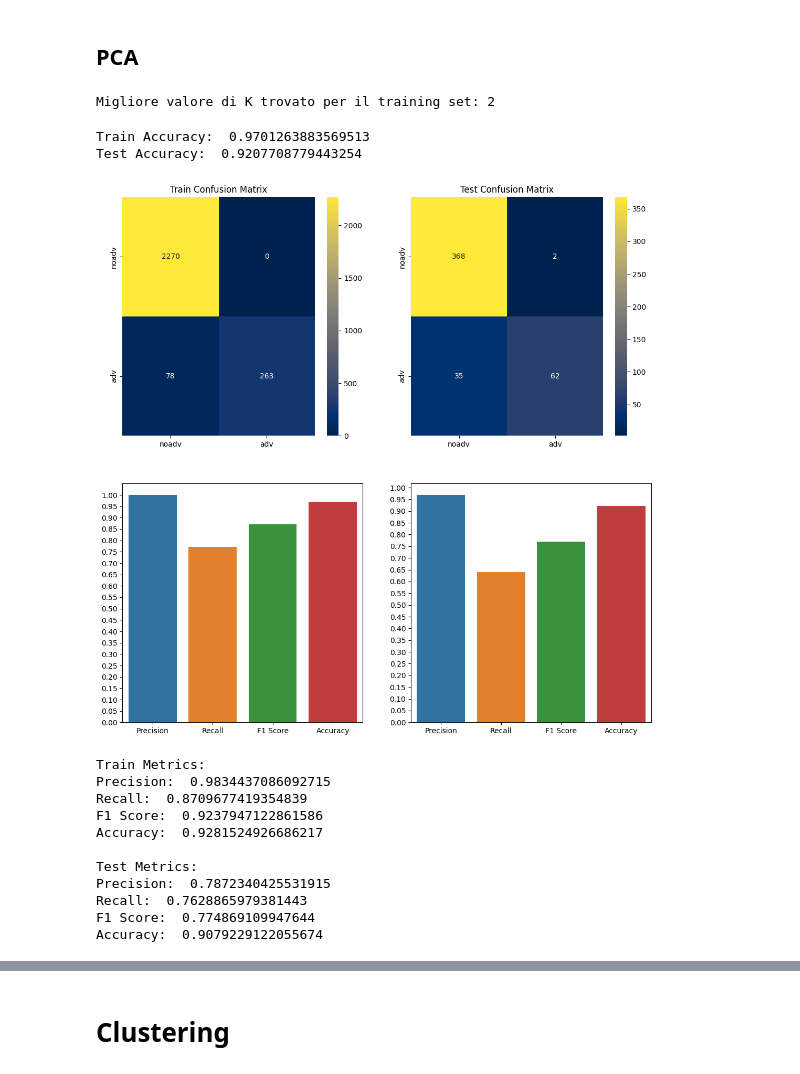
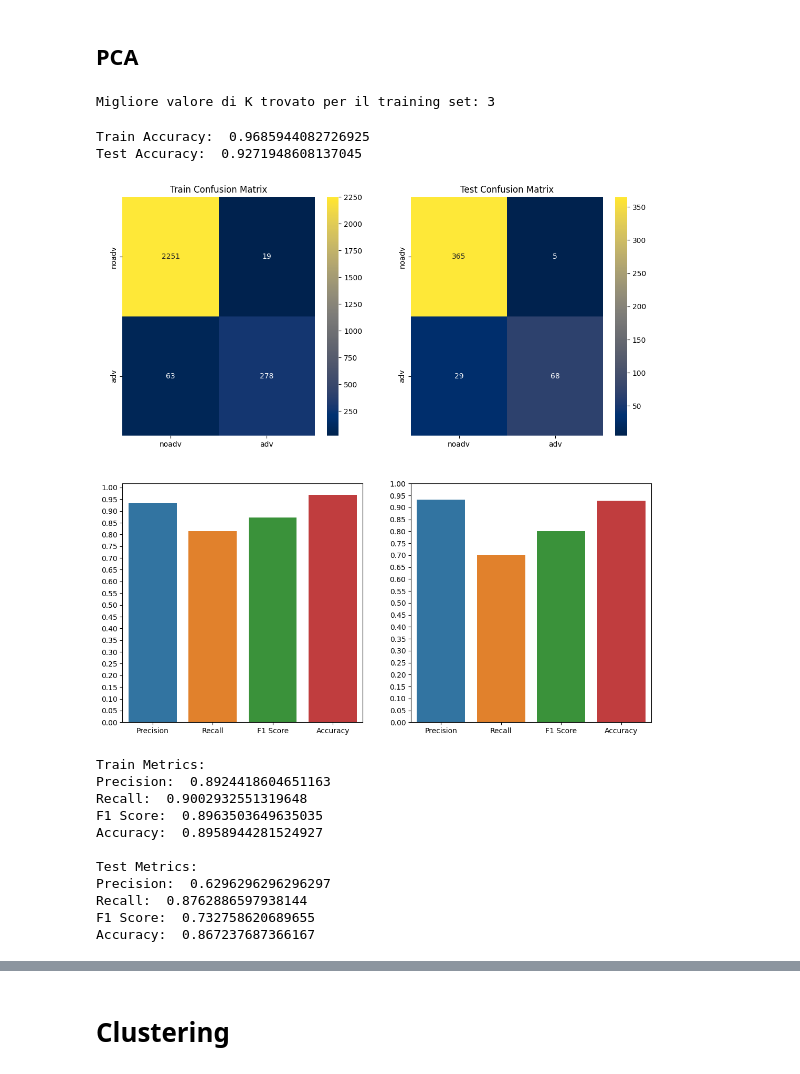
Before and after one commit to wredan/fad-project, a Jupyter notebook: notebook.ipynb, the cells around one changed output, grey strips where cells are left out. Cells and saved outputs as stored; diff of their text form; code cells hidden in the pictures.

```diff
--- a/notebook.ipynb
+++ b/notebook.ipynb
@@ -1404,31 +1404,31 @@ La situazione viene riequilibrata.
 # %% [markdown]
 ## PCA
 # %%
-param_grid = [ {'n_neighbors':range(1,50)}]
+param_grid = [{'n_neighbors': range(1, 20, 2)}]  # solo numeri dispari visto la classificazione binaria
 gs = GridSearchCV(KNeighborsClassifier(), param_grid)
 gs.fit(pca_train_set.drop('Class',axis=1), pca_train_set['Class'])
 best_knn = gs.best_estimator_
 print("Migliore valore di K trovato per il training set: %d" % best_knn.n_neighbors)
 # %% [output]
-Migliore valore di K trovato per il training set: 2
+Migliore valore di K trovato per il training set: 3
 # %%
-knn = train_knn(pca_train_set, pca_test_set, plot=True, n_neighbors=2)
+knn = train_knn(pca_train_set, pca_test_set, plot=True, n_neighbors=3)
 # %% [output]
-Train Accuracy:  0.9701263883569513
-Test Accuracy:  0.9207708779443254
+Train Accuracy:  0.9685944082726925
+Test Accuracy:  0.9271948608137045
-[figure, old version]
+[figure, new version]
 # %%
-knn = train_knn(pca_train_set_under, pca_test_set, plot=False, n_neighbors=2)
+knn = train_knn(pca_train_set_under, pca_test_set, plot=False, n_neighbors=3)
 # %% [output]
 Train Metrics:
-Precision:  0.9834437086092715
-Recall:  0.8709677419354839
-F1 Score:  0.9237947122861586
-Accuracy:  0.9281524926686217
+Precision:  0.8924418604651163
+Recall:  0.9002932551319648
+F1 Score:  0.8963503649635035
+Accuracy:  0.8958944281524927
 
 Test Metrics:
-Precision:  0.7872340425531915
-Recall:  0.7628865979381443
-F1 Score:  0.774869109947644
-Accuracy:  0.9079229122055674
+Precision:  0.6296296296296297
+Recall:  0.8762886597938144
+F1 Score:  0.732758620689655
+Accuracy:  0.867237687366167
 # %%
```
Also changed, not shown: parts of 7 cells of this notebook.
